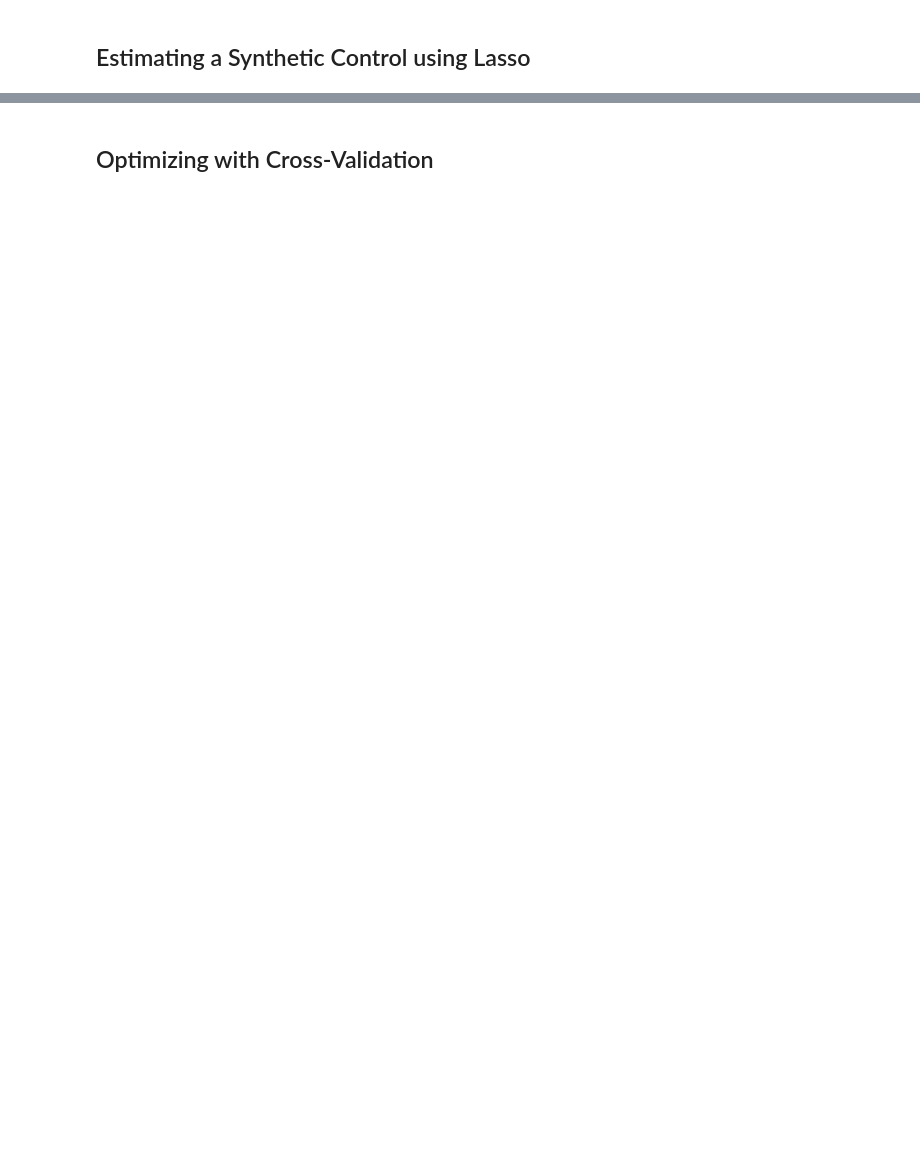
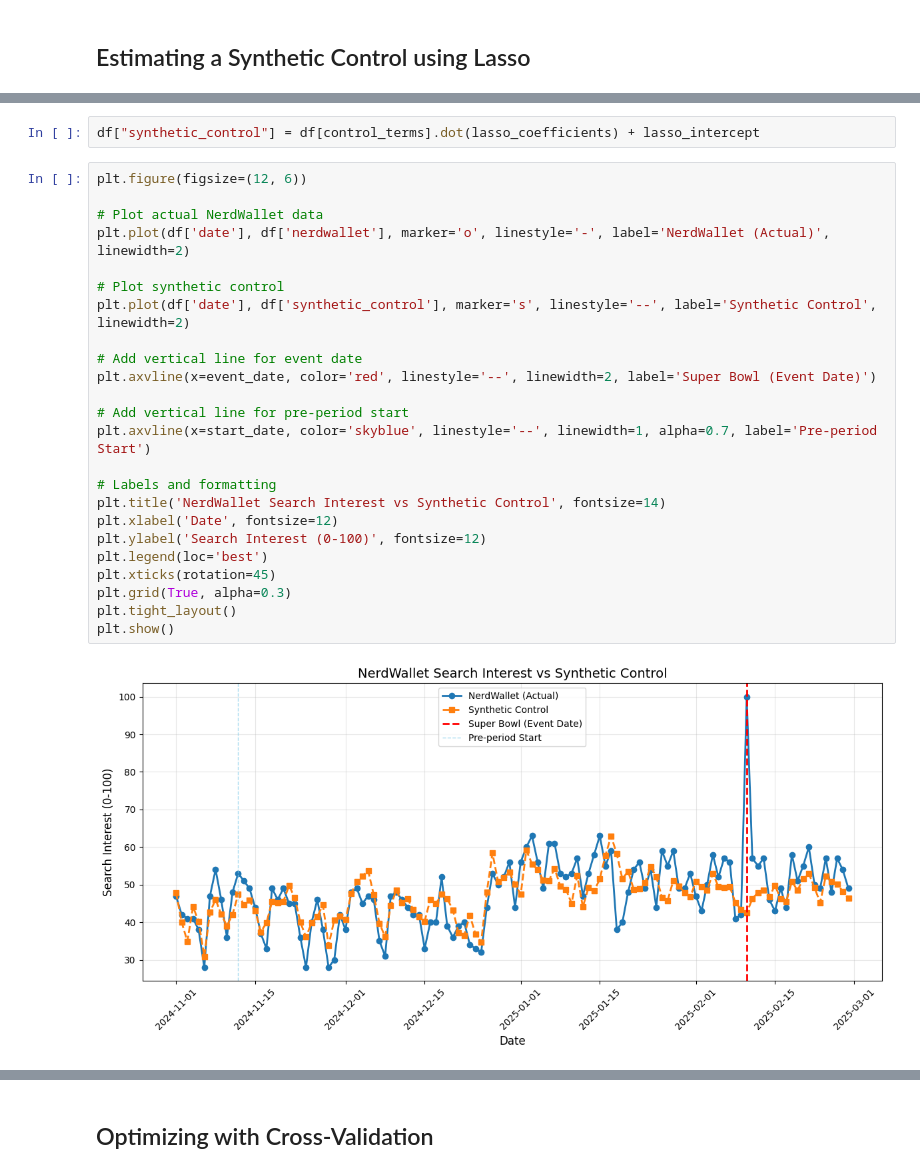
Before and after one commit to gperrin12/causal-super-bowl, a Jupyter notebook: nerdwallet_project-students.ipynb, the cells around one changed output, grey strips where cells are left out. Saved outputs shown, nothing was run; the diff lists cells and outputs as text; blank space fills up the shorter version.

```diff
--- a/nerdwallet_project-students.ipynb
+++ b/nerdwallet_project-students.ipynb
@@ -147,0 +336,28 @@ Text(0, 0.5, 'Search Interest (0-100)')
+# %%
+df["synthetic_control"] = df[control_terms].dot(lasso_coefficients) + lasso_intercept
+# %%
+plt.figure(figsize=(12, 6))
+
+# Plot actual NerdWallet data
+plt.plot(df['date'], df['nerdwallet'], marker='o', linestyle='-', label='NerdWallet (Actual)', linewidth=2)
+
+# Plot synthetic control
+plt.plot(df['date'], df['synthetic_control'], marker='s', linestyle='--', label='Synthetic Control', linewidth=2)
+
+# Add vertical line for event date
+plt.axvline(x=event_date, color='red', linestyle='--', linewidth=2, label='Super Bowl (Event Date)')
+
+# Add vertical line for pre-period start
+plt.axvline(x=start_date, color='skyblue', linestyle='--', linewidth=1, alpha=0.7, label='Pre-period Start')
+
+# Labels and formatting
+plt.title('NerdWallet Search Interest vs Synthetic Control', fontsize=14)
+plt.xlabel('Date', fontsize=12)
+plt.ylabel('Search Interest (0-100)', fontsize=12)
+plt.legend(loc='best')
+plt.xticks(rotation=45)
+plt.grid(True, alpha=0.3)
+plt.tight_layout()
+plt.show()
+# %% [output]
+[figure, added]
```
Also changed, not shown: parts of 36 cells of this notebook.
